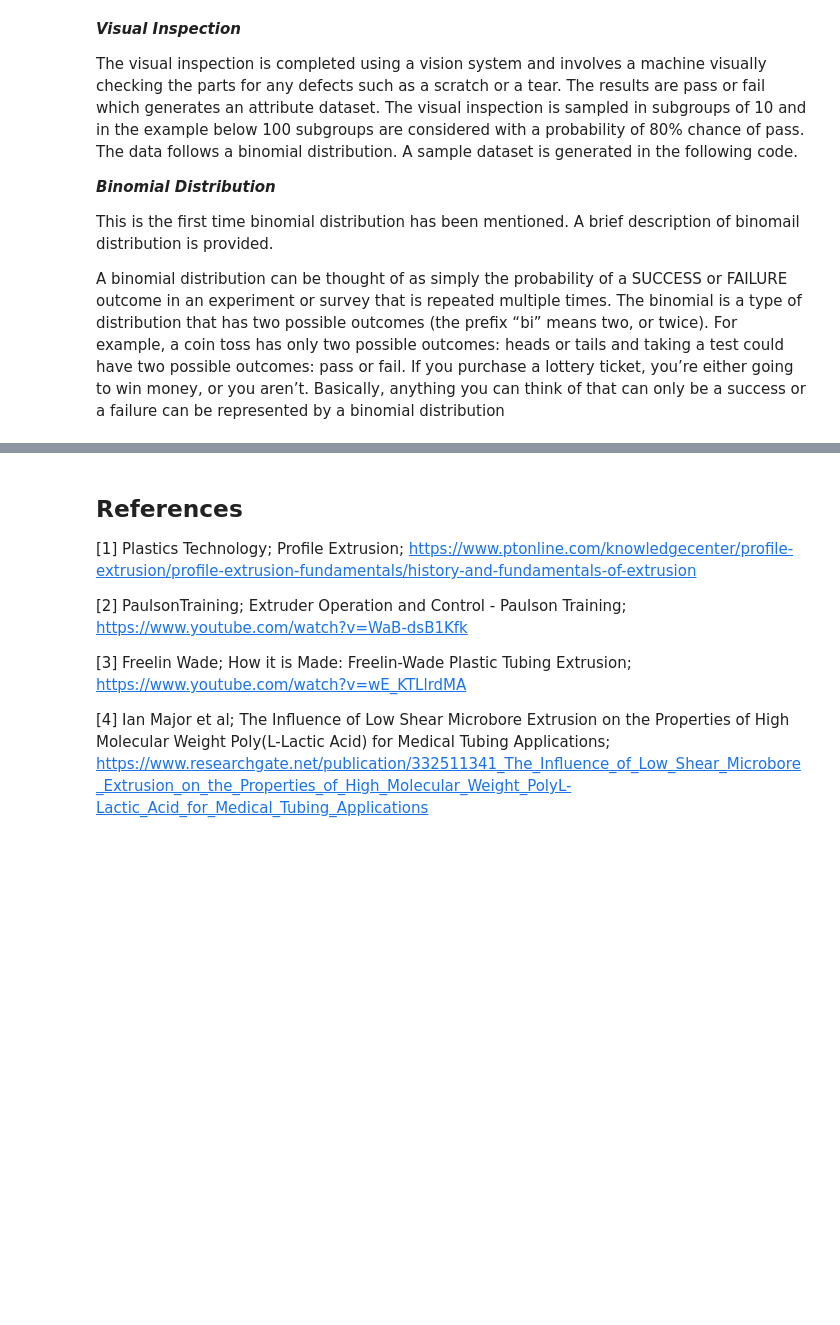
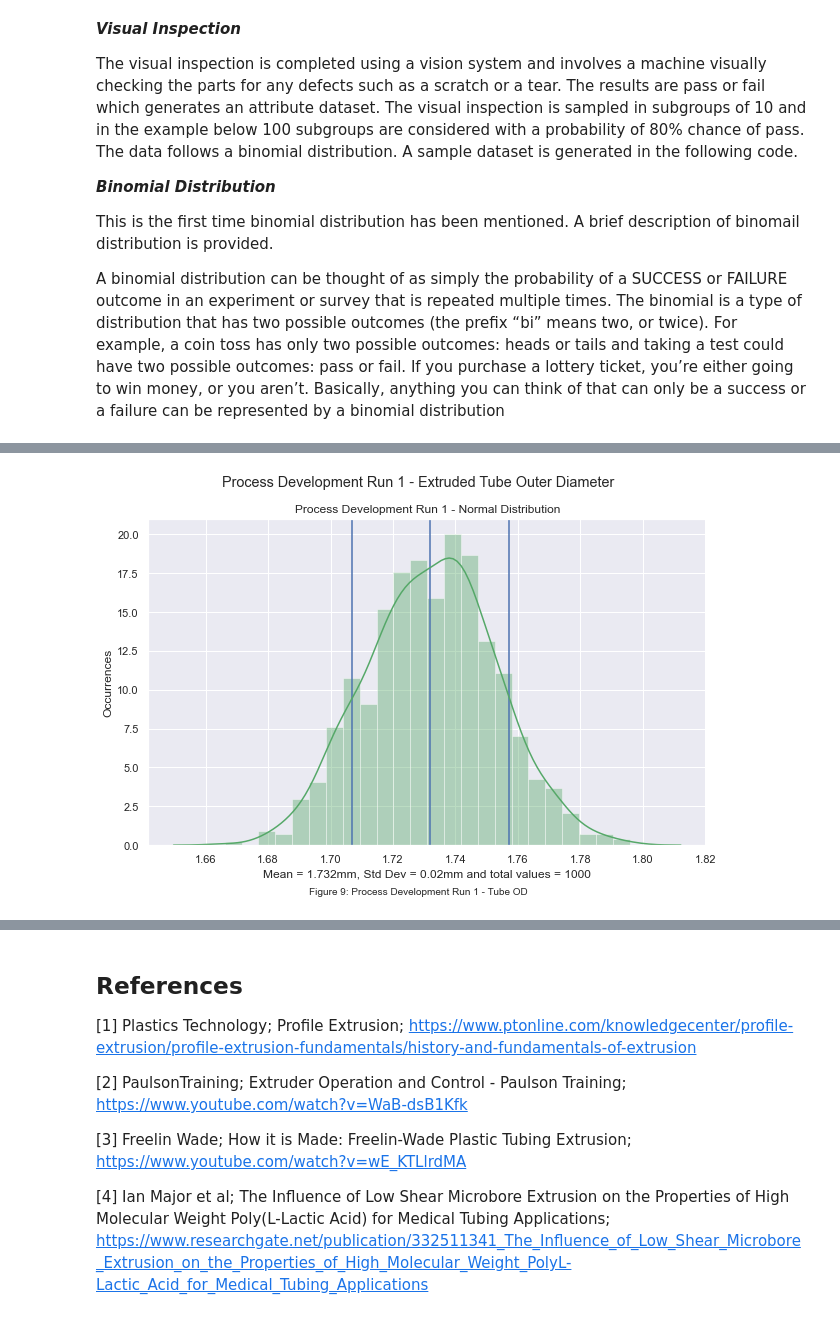
Before and after one commit to KeithQuinn/Project_2020_Programming-for-Data-Analysis, a Jupyter notebook: Project_2020_Programming-for-Data-Analysis.ipynb, the cells around one changed output, grey strips where cells are left out. Cells and saved outputs as stored; diff of their text form; code cells hidden in the pictures; blank space fills up the shorter version.

Commit message:
Process development section complete.

```diff
--- a/Project_2020_Programming-for-Data-Analysis.ipynb
+++ b/Project_2020_Programming-for-Data-Analysis.ipynb
@@ -288,0 +304,21 @@ The first step is to start extruding. Using existing tooling, historical knowled
+# %%
+dev1_OD_loc = 1.732 # mean
+dev1_OD_scale = 0.02 # standard deviation of 0.02 from initial run
+dev1_OD_size = 1000 # number of values
+
+dev1_OD_normal_data = np.random.normal(dev1_OD_loc, dev1_OD_scale, dev1_OD_size) # generate a data set that follows a normal distribution
+
+plt.figure(figsize=(10, 6)) # figure size
+plt.title('Process Development Run 1 - Normal Distribution') # title
+plt.suptitle('Process Development Run 1 - Extruded Tube Outer Diameter') # subtitle
+plt.axvline(x=1.707)
+plt.axvline(x=1.732)
+plt.axvline(x=1.757)
+plt.xlabel(f'Mean = {dev1_OD_loc}mm, Std Dev = {dev1_OD_scale}mm and total values = {dev1_OD_size}') # xlabel
+plt.ylabel('Occurrences') # ylabel
+sns.distplot(a=dev1_OD_normal_data, hist=True, kde=True, color='g')
+txt="Figure 9: Process Development Run 1 - Tube OD" # create caption
+plt.figtext(0.5, 0.01, txt, wrap=True, horizontalalignment='center', fontsize=10) # locate caption
+plt.show() # show histogram
+# %% [output]
+[figure, added]
```
Also changed, not shown: parts of 28 cells of this notebook.
